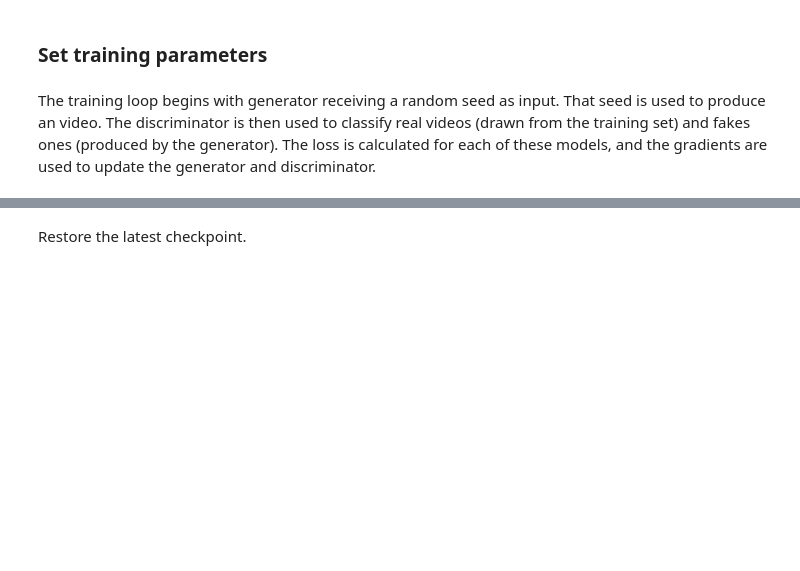
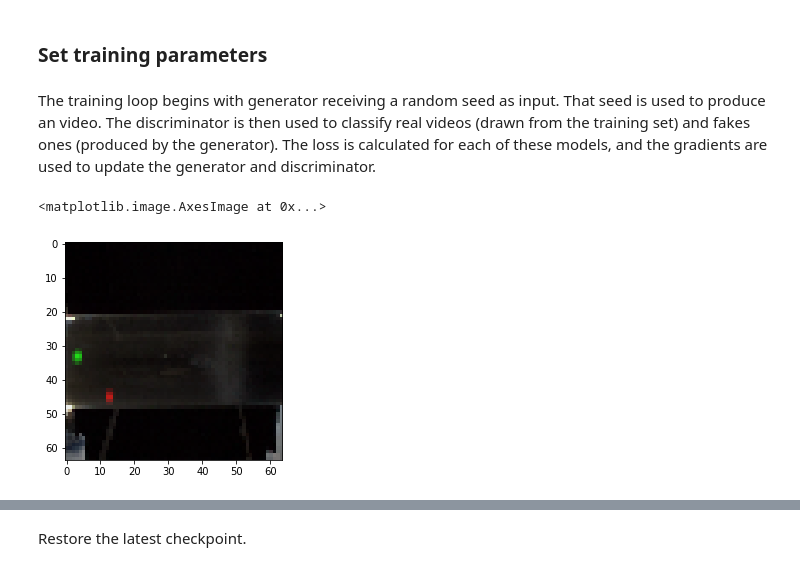
Before and after one commit to eralmual/OpticalFlow, a Jupyter notebook: DatasetGenerator/VGANN/TSA_Video_GAN.ipynb, the cells around one changed output, grey strips where cells are left out. Cells and saved outputs as stored; diff of their text form; code cells hidden in the pictures; blank space fills up the shorter version.

```diff
--- a/DatasetGenerator/VGANN/TSA_Video_GAN.ipynb
+++ b/DatasetGenerator/VGANN/TSA_Video_GAN.ipynb
@@ -265,4 +299,11 @@ def get_batch(times, batch_size):
   return video_batch
+# %%
+vb = np.zeros([1, 64, 64, 32, 3])
+vb[0, :, :, 0, :] = (cv2.resize(cv2.imread("../../Dataset/test/" + str(0) + '.png'), dsize=(64, 64), interpolation=cv2.INTER_CUBIC) - 127.5) / 255
+plt.imshow((vb[0, :, :, 0, :] * 255 + 127.5).astype(np.uint8))
+# %% [output]
+<matplotlib.image.AxesImage at 0x...>
+[figure, added]
 # %%
 def train(epochs, batch_size):
     for epoch in range(epochs):
```
Also changed, not shown: parts of 12 cells of this notebook.
